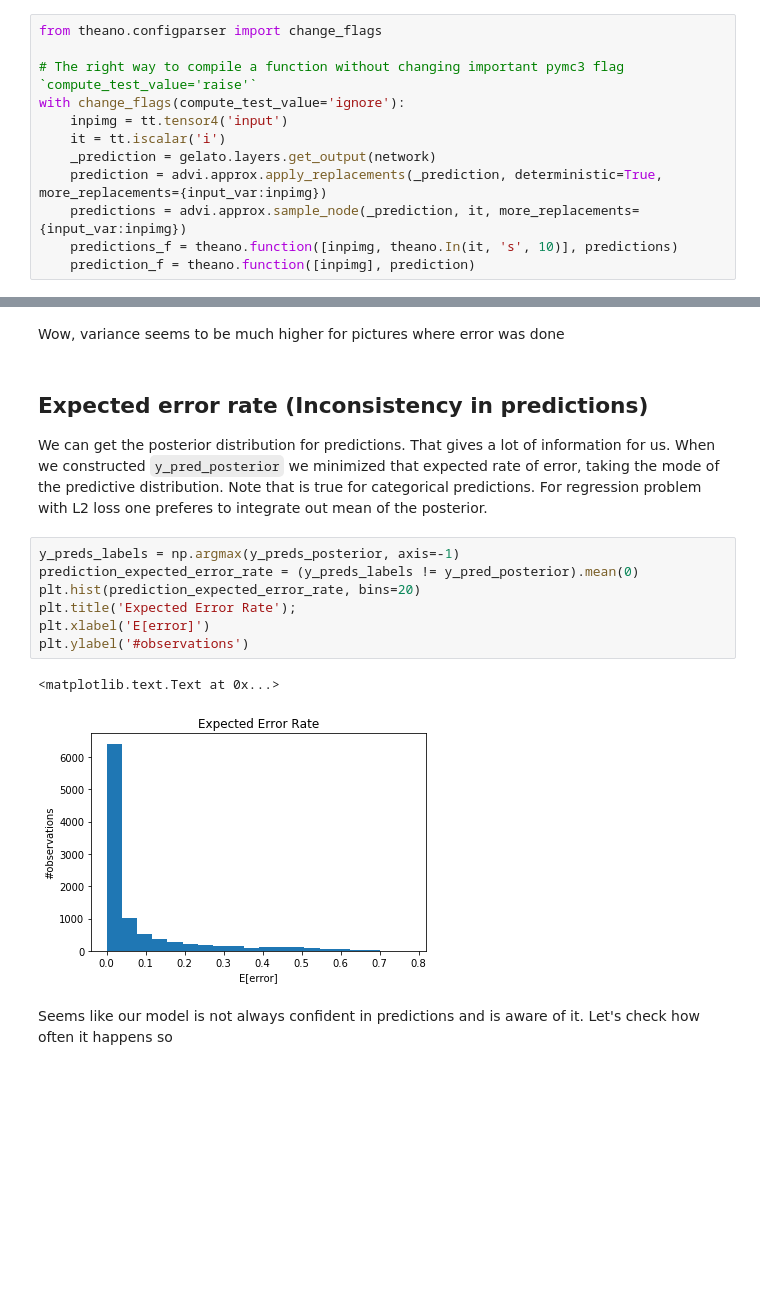
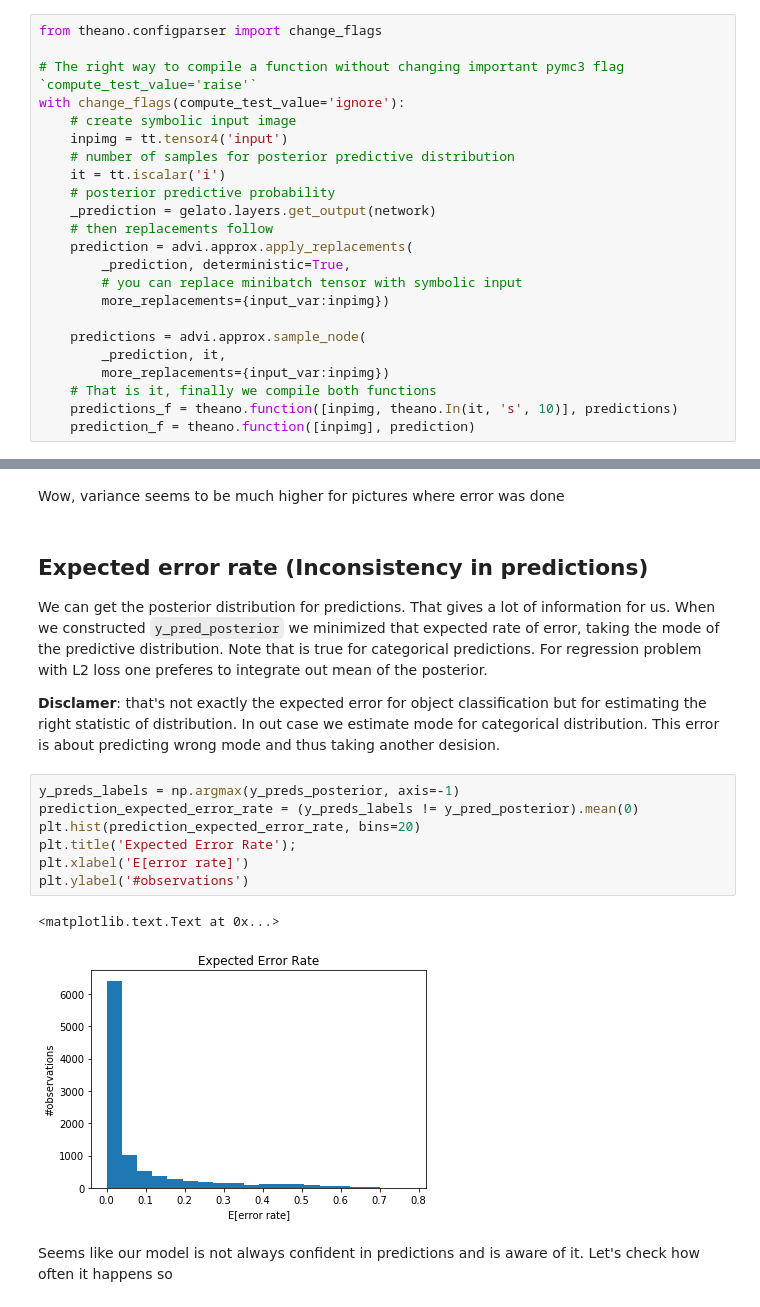
Before and after one commit to ferrine/gelato, a Jupyter notebook: examples/mnist.ipynb, the cells around one changed output, grey strips where cells are left out. Drawn from its saved outputs; the diff is of its cells as text; blank space fills up the shorter version.

```diff
--- a/examples/mnist.ipynb
+++ b/examples/mnist.ipynb
@@ -280,11 +284,22 @@ from theano.configparser import change_flags
 
 # The right way to compile a function without changing important pymc3 flag `compute_test_value='raise'`
 with change_flags(compute_test_value='ignore'):
+    # create symbolic input image
     inpimg = tt.tensor4('input')
+    # number of samples for posterior predictive distribution
     it = tt.iscalar('i')
+    # posterior predictive probability
     _prediction = gelato.layers.get_output(network)
-    prediction = advi.approx.apply_replacements(_prediction, deterministic=True, more_replacements={input_var:inpimg})
-    predictions = advi.approx.sample_node(_prediction, it, more_replacements={input_var:inpimg})
+    # then replacements follow
+    prediction = advi.approx.apply_replacements(
+        _prediction, deterministic=True,
+        # you can replace minibatch tensor with symbolic input
+        more_replacements={input_var:inpimg})
+
+    predictions = advi.approx.sample_node(
+        _prediction, it,
+        more_replacements={input_var:inpimg})
+    # That is it, finally we compile both functions
     predictions_f = theano.function([inpimg, theano.In(it, 's', 10)], predictions)
     prediction_f = theano.function([inpimg], prediction)
 # %% [markdown]
@@ -346,16 +364,18 @@ Wow, variance seems to be much higher for pictures where error was done
 ## Expected error rate (Inconsistency in predictions)
 
 We can get the posterior distribution for predictions. That gives a lot of information for us. When we constructed `y_pred_posterior` we minimized that expected rate of error, taking the mode of the predictive distribution. Note that is true for categorical predictions. For regression problem with L2 loss one preferes to integrate out mean of the posterior.
+
+__Disclamer__: that's not exactly the expected error for object classification but for estimating the right statistic of distribution. In out case we estimate mode for categorical distribution. This error is about predicting wrong mode and thus taking another desision.
 # %%
 y_preds_labels = np.argmax(y_preds_posterior, axis=-1)
 prediction_expected_error_rate = (y_preds_labels != y_pred_posterior).mean(0)
 plt.hist(prediction_expected_error_rate, bins=20)
 plt.title('Expected Error Rate');
-plt.xlabel('E[error]')
+plt.xlabel('E[error rate]')
 plt.ylabel('#observations')
 # %% [output]
 <matplotlib.text.Text at 0x...>
-[figure, old version]
+[figure, new version]
 # %% [markdown]
 Seems like our model is not always confident in predictions and is aware of it. Let's check how often it happens so
 # %%
```
Also changed, not shown: parts of 23 cells of this notebook.
